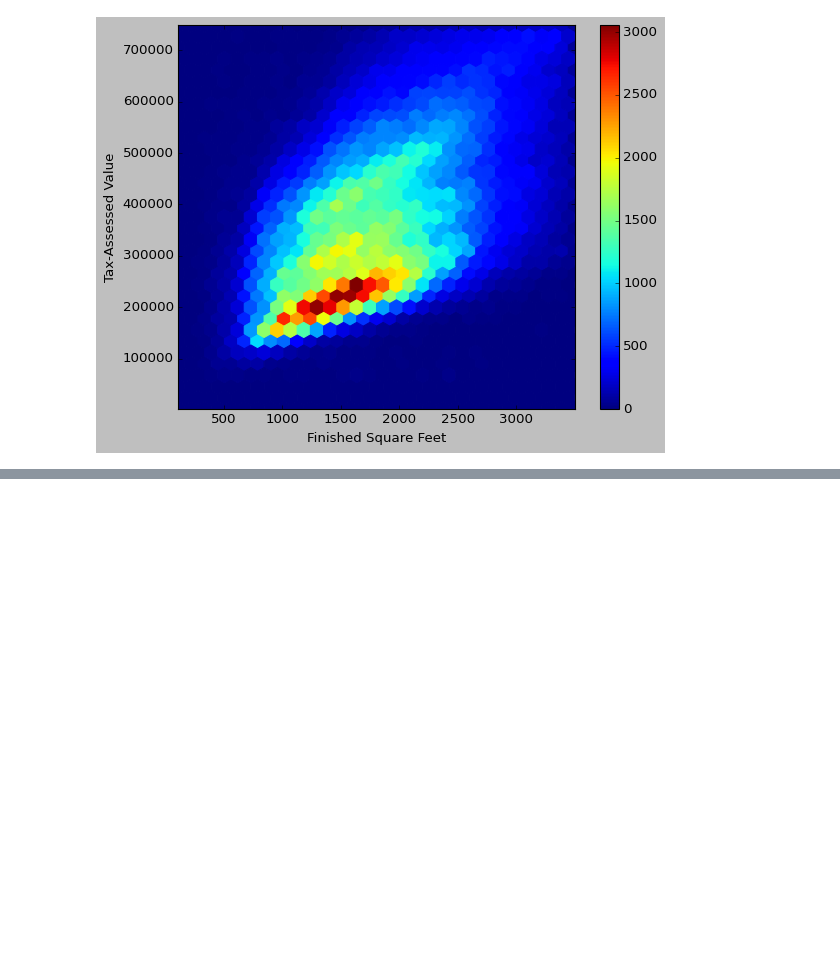
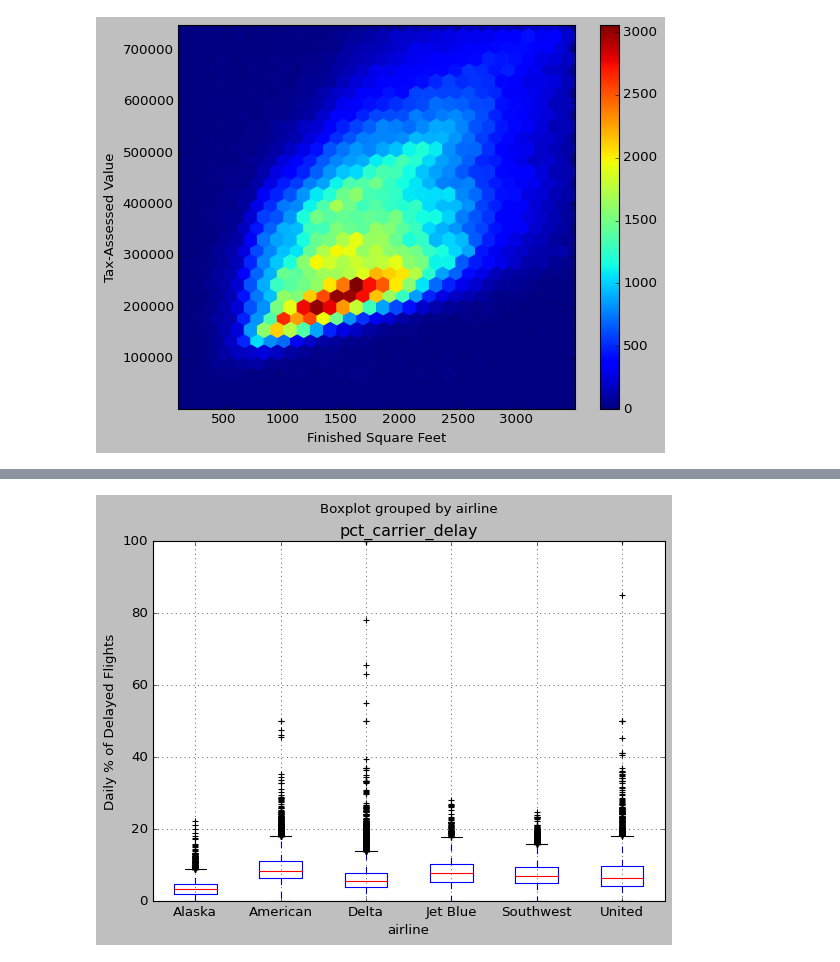
Before and after one commit to Hosung-Ahn/StatisticsForData, a Jupyter notebook: Chapter1-EDA/note.ipynb, the cells around one changed output, grey strips where cells are left out. Saved outputs shown, nothing was run; the diff lists cells and outputs as text; code cells hidden in the pictures; blank space fills up the shorter version.

```diff
--- a/Chapter1-EDA/note.ipynb
+++ b/Chapter1-EDA/note.ipynb
@@ -198,0 +258,3 @@ sns.kdeplot(data = kc_tax0, x = 'SqFtTotLiving', y = 'TaxAssessedValue')
+# %%
+airline_stats = pd.read_csv("data/airline_stats.csv")
+airline_stats.head()
@@ -198,0 +268,6 @@ sns.kdeplot(data = kc_tax0, x = 'SqFtTotLiving', y = 'TaxAssessedValue')
+# %%
+airline_stats.boxplot(by = 'airline', column = 'pct_carrier_delay')
+plt.ylabel("Daily % of Delayed Flights")
+plt.show()
+# %% [output]
+[figure, added]
```
Also changed, not shown: parts of 11 cells of this notebook, 14 other files.
